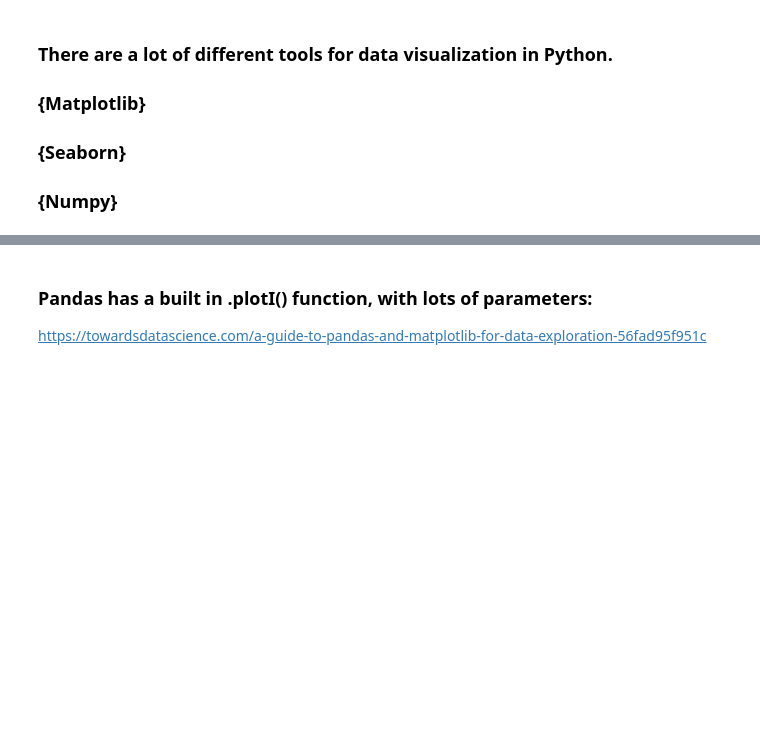
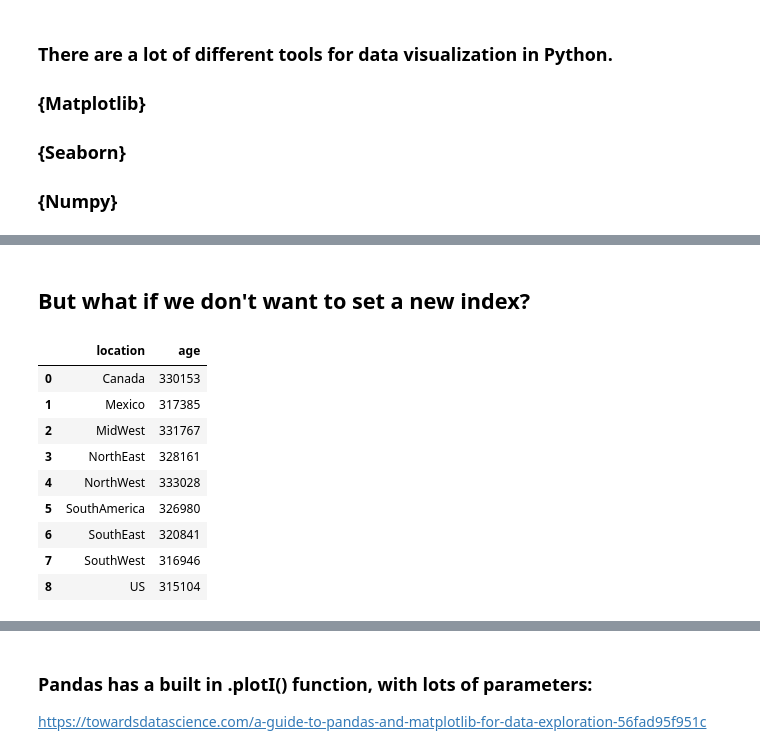
Before and after one commit to jsedoc/NYU-Projects-in-Programming-Fall-2019, a Jupyter notebook: (Class 7) Data Visualization/Data Visualization Solved.ipynb, the cells around one changed output, grey strips where cells are left out. Saved outputs shown, nothing was run; the diff lists cells and outputs as text; code cells hidden in the pictures; blank space fills up the shorter version.

```diff
--- a/(Class 7) Data Visualization/Data Visualization Solved.ipynb
+++ b/(Class 7) Data Visualization/Data Visualization Solved.ipynb
@@ -30,0 +85,15 @@ data = data.drop(data.columns[[0]],axis=1)
+# %% [markdown]
+## But what if we don't want to set a new index?
+# %%
+data.groupby('location', as_index=False).agg({"age": "sum"})
+# %% [output]
+|  | location | age |
+| 0 | Canada | 330153 |
+| 1 | Mexico | 317385 |
+| 2 | MidWest | 331767 |
+| 3 | NorthEast | 328161 |
+| 4 | NorthWest | 333028 |
+| 5 | SouthAmerica | 326980 |
+| 6 | SouthEast | 320841 |
+| 7 | SouthWest | 316946 |
+| 8 | US | 315104 |
```
Also changed, not shown: parts of 32 cells of this notebook, 1 other file.
